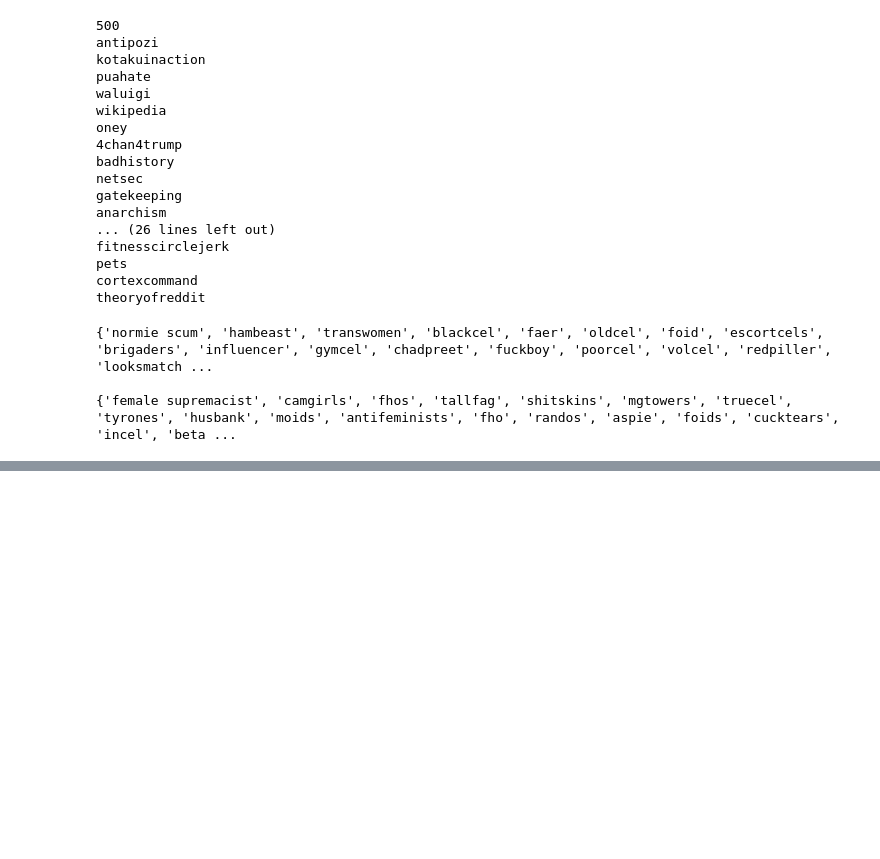
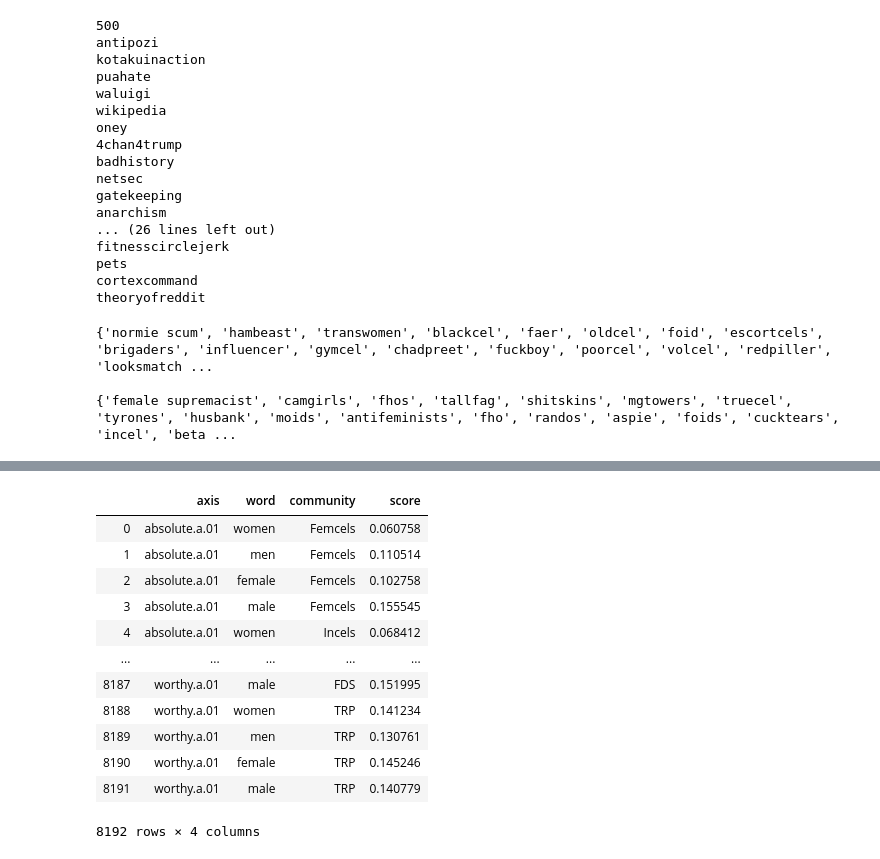
Before and after one commit to lucy3/context_semantic_axes, a Jupyter notebook: code/word_spread_viz.ipynb, the cells around one changed output, grey strips where cells are left out. Saved outputs shown, nothing was run; the diff lists cells and outputs as text; code cells hidden in the pictures; blank space fills up the shorter version.

```diff
--- a/code/word_spread_viz.ipynb
+++ b/code/word_spread_viz.ipynb
@@ -195,0 +242,17 @@ print(outside_source_words)
+# %%
+femcel_fds_df = pd.read_csv(LOGS + 'semantics_mano/femcel_fds_exp.csv', index_col=0)
+femcel_fds_df
+# %% [output]
+|  | axis | word | community | score |
+| 0 | absolute.a.01 | women | Femcels | 0.060758 |
+| 1 | absolute.a.01 | men | Femcels | 0.110514 |
+| 2 | absolute.a.01 | female | Femcels | 0.102758 |
+| 3 | absolute.a.01 | male | Femcels | 0.155545 |
+| 4 | absolute.a.01 | women | Incels | 0.068412 |
+| ... | ... | ... | ... | ... |
+| 8187 | worthy.a.01 | male | FDS | 0.151995 |
+| 8188 | worthy.a.01 | women | TRP | 0.141234 |
+| 8189 | worthy.a.01 | men | TRP | 0.130761 |
+| 8190 | worthy.a.01 | female | TRP | 0.145246 |
+| 8191 | worthy.a.01 | male | TRP | 0.140779 |
+8192 rows × 4 columns
```
Also changed, not shown: parts of 12 cells of this notebook, 4 other files.
